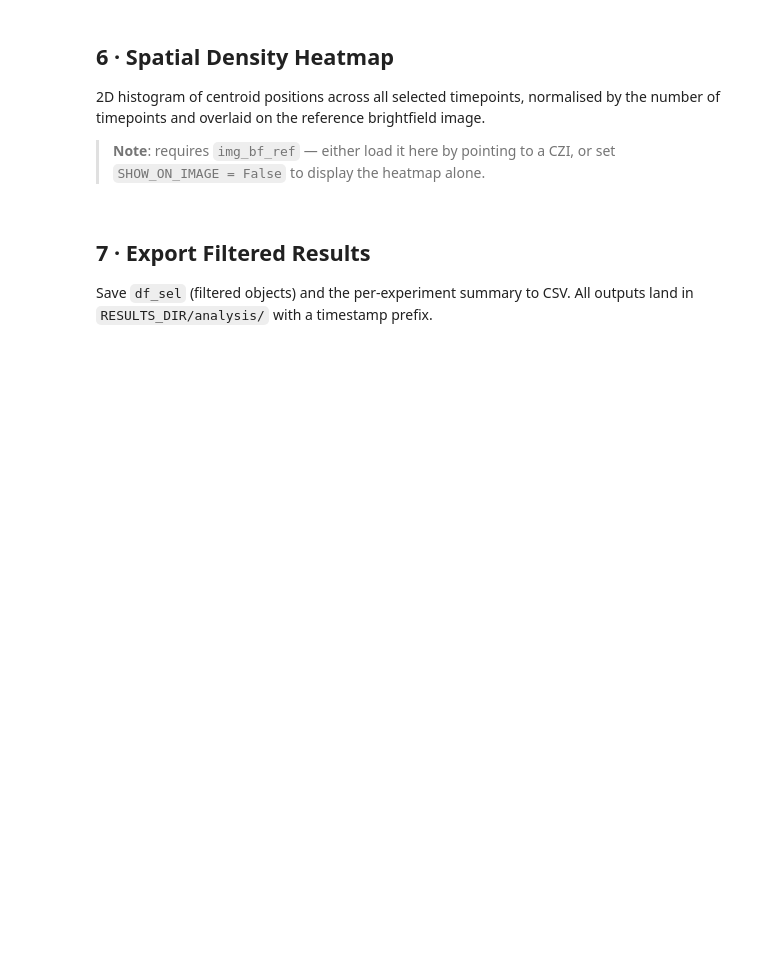
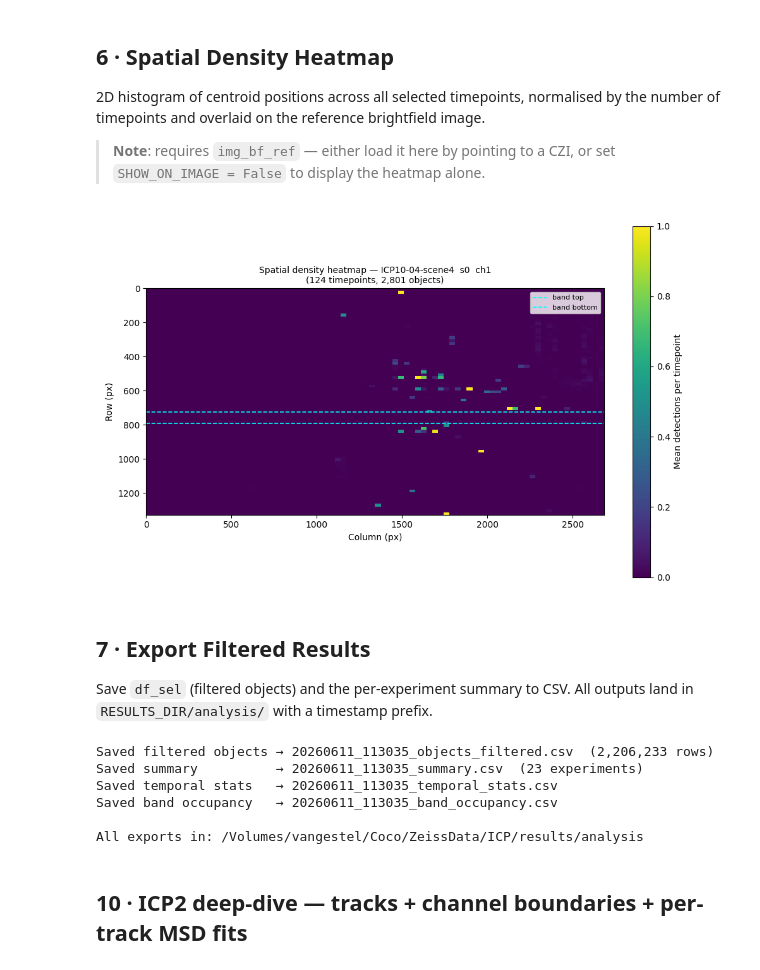
Before and after one commit to Cocopyth/chipanalysis, a Jupyter notebook: chipanalysis/notebooks/notebooks_image_analysis/chip_dynamics_results.ipynb, the cells around one changed output. Cells and saved outputs as stored; diff of their text form; code cells hidden in the pictures; blank space fills up the shorter version.

```diff
--- a/chipanalysis/notebooks/notebooks_image_analysis/chip_dynamics_results.ipynb
+++ b/chipanalysis/notebooks/notebooks_image_analysis/chip_dynamics_results.ipynb
@@ -34,7 +34,7 @@ from pathlib import Path
 # ════════════════════════════════════════════════════════════════════════════
 
 # Directory that was passed as --output to batch_chip_dynamics.py
-RESULTS_DIR = Path("/path/to/results")   # ← change
+RESULTS_DIR = Path("/Volumes/vangestel/Coco/ZeissData/ICP/results")   # ← change
 
 # Optional filters applied after loading (None = no filter)
 FILTER_ORGANISM   = None   # e.g. "dictyostelium" or None
@@ -301,7 +339,7 @@ normalised by the number of timepoints and overlaid on the reference brightfield
 > or set `SHOW_ON_IMAGE = False` to display the heatmap alone.
 # %%
 # ── Parameters ────────────────────────────────────────────────────────────────
-HEATMAP_EXPERIMENT = df_sel["experiment"].unique()[0]   # pick one experiment
+HEATMAP_EXPERIMENT = df_sel["experiment"].unique()[4]   # pick one experiment
 HEATMAP_N_BINS     = 80        # spatial histogram bins (rows & cols)
 SHOW_ON_IMAGE      = False     # True → overlay on BF image (needs CZI access)
 
@@ -342,33 +380,35 @@ else:
                                   scene=SCENE_HEATMAP, px_um=_px)
         _img, _ = get_rotated_frame(_czi, 0, CHANNEL_BF_HEATMAP, SCENE_HEATMAP, _rfn)
         ax.imshow(_img, cmap="gray", origin="upper",
                   extent=[0, col_max, row_max, 0], zorder=0)
         cmap_heat = "hot"
         alpha_heat = 0.65
     else:
         cmap_heat = "viridis"
         alpha_heat = 1.0
 
     extent = [col_edges[0], col_edges[-1], row_edges[-1], row_edges[0]]
     im = ax.imshow(H2d_norm, origin="upper", extent=extent,
                    cmap=cmap_heat, alpha=alpha_heat, zorder=1)
     plt.colorbar(im, ax=ax, label="Mean detections per timepoint")
 
     # Band boundaries from first row of this experiment
     row0 = sub.iloc[0]
     if "band_top_px" in row0.index:
         ax.axhline(row0["band_top_px"],    color="cyan", lw=1.2, ls="--", label="band top")
         ax.axhline(row0["band_bottom_px"], color="cyan", lw=1.2, ls="--", label="band bottom")
         ax.legend(fontsize=8)
 
     ax.set_xlabel("Column (px)")
     ax.set_ylabel("Row (px)")
     ax.set_title(
         f"Spatial density heatmap — {HEATMAP_EXPERIMENT}\n"
         f"({n_tp} timepoints, {len(sub):,} objects)",
         fontsize=10,
     )
     plt.tight_layout(); plt.show()
+# %% [output]
+[figure, added]
 # %% [markdown]
 ## 7 · Export Filtered Results
 
@@ -403,3 +443,12 @@ occ.to_csv(out_occ, index=False)
 print(f"Saved band occupancy   → {out_occ.name}")
 
 print(f"\nAll exports in: {export_dir}")
+# %% [output]
+Saved filtered objects → 20260611_113035_objects_filtered.csv  (2,206,233 rows)
+Saved summary          → 20260611_113035_summary.csv  (23 experiments)
+Saved temporal stats   → 20260611_113035_temporal_stats.csv
+Saved band occupancy   → 20260611_113035_band_occupancy.csv
+
+All exports in: /Volumes/vangestel/Coco/ZeissData/ICP/results/analysis
+# %% [markdown]
+## 10 · ICP2 deep-dive — tracks + channel boundaries + per-track MSD fits
```
Also changed, not shown: parts of 8 cells of this notebook, 3 other files.
